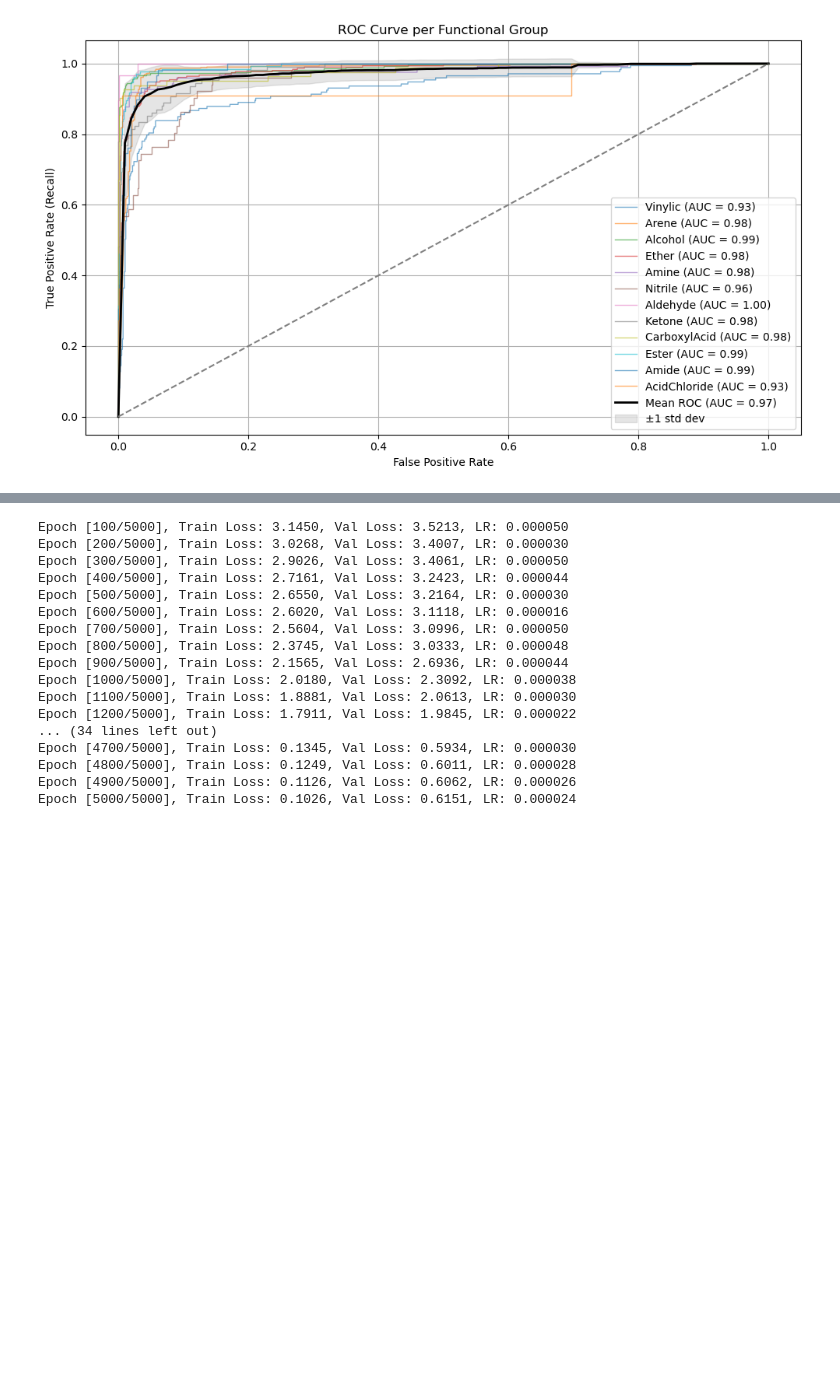
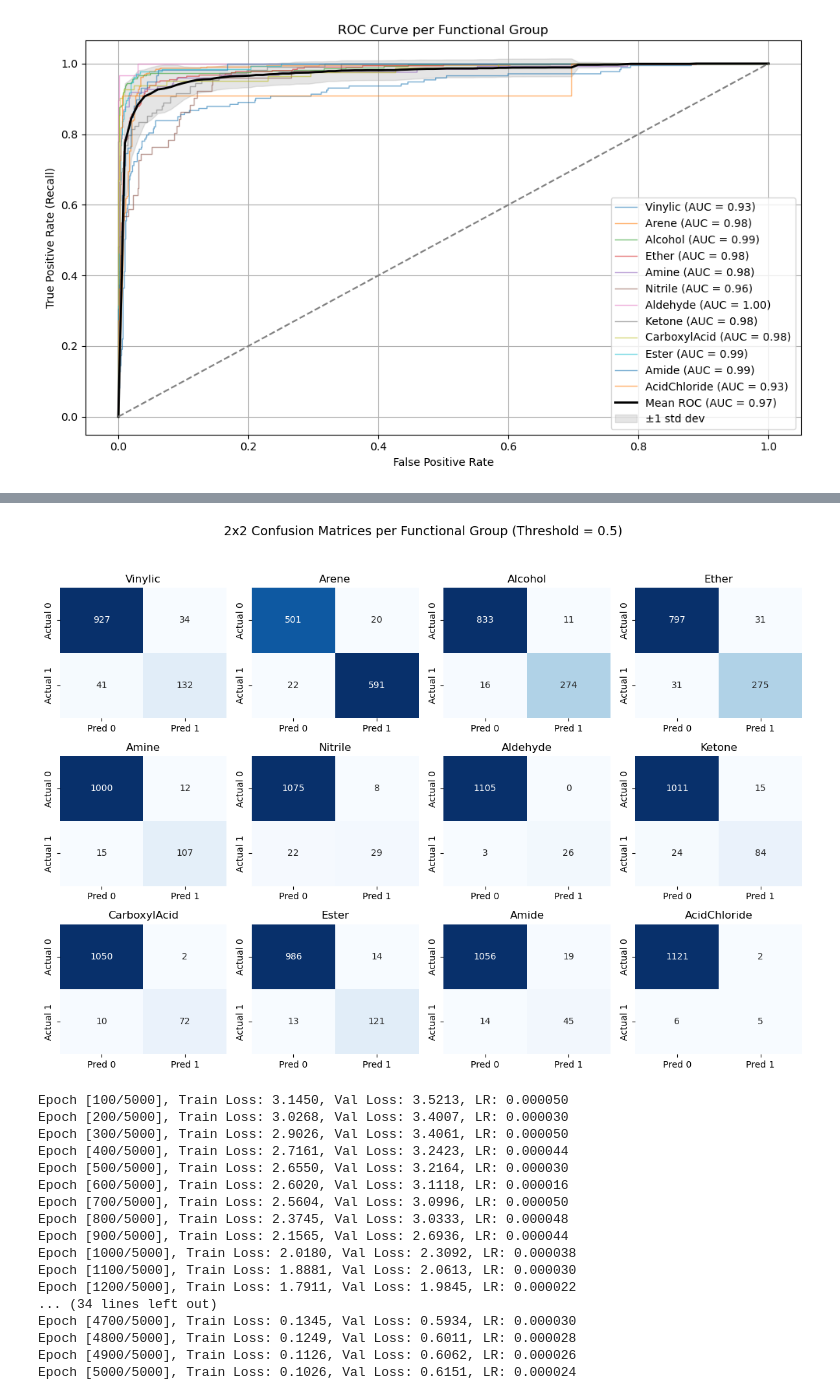
Before and after one commit to MizzouINDFUL/mizzou_atomistic_materials_analytics_sp2025, a Jupyter notebook: 03_FTIR_to_structure/02_NIST_IR_Carpentry_Baseline_v09.ipynb, the cells around one changed output, grey strips where cells are left out. Cells and saved outputs as stored; diff of their text form; code cells hidden in the pictures; blank space fills up the shorter version.

```diff
--- a/03_FTIR_to_structure/02_NIST_IR_Carpentry_Baseline_v09.ipynb
+++ b/03_FTIR_to_structure/02_NIST_IR_Carpentry_Baseline_v09.ipynb
@@ -1151,3 +1194,46 @@ plt.show()
+# %%
+from sklearn.metrics import confusion_matrix
+import seaborn as sns
+import matplotlib.pyplot as plt
+import numpy as np
+import math
+
+# Apply a fixed threshold to get binary predictions
+threshold = 0.5
+y_pred_binary = (y_pred >= threshold).astype(int)
+
+# Grid size (auto-detect best square layout)
+n_groups = len(functional_groups)
+cols = 4  # You can customize this
+rows = math.ceil(n_groups / cols)
+
+# Create figure
+fig, axes = plt.subplots(rows, cols, figsize=(cols * 3, rows * 3))
+
+# Flatten axes for easier indexing
+axes = axes.flatten()
+
+for i, group in enumerate(functional_groups):
+    # Compute 2x2 confusion matrix for each class
+    cm = confusion_matrix(y_test[:, i], y_pred_binary[:, i])
+
+    # Plot on corresponding subplot
+    ax = axes[i]
+    sns.heatmap(cm, annot=True, fmt='d', cmap='Blues', cbar=False,
+                xticklabels=["Pred 0", "Pred 1"], yticklabels=["Actual 0", "Actual 1"], ax=ax)
+    ax.set_title(f"{group}")
+    ax.set_xlabel("")
+    ax.set_ylabel("")
+
+# Remove any empty subplots
+for j in range(i + 1, len(axes)):
+    fig.delaxes(axes[j])
+
+plt.suptitle(f"2x2 Confusion Matrices per Functional Group (Threshold = {threshold})", fontsize=14)
+plt.tight_layout(rect=[0, 0.03, 1, 0.95])
+plt.show()
+# %% [output]
+[figure, added]
 # %%
 import torch
 import torch.nn as nn
```
Also changed, not shown: parts of 1 cell of this notebook.
